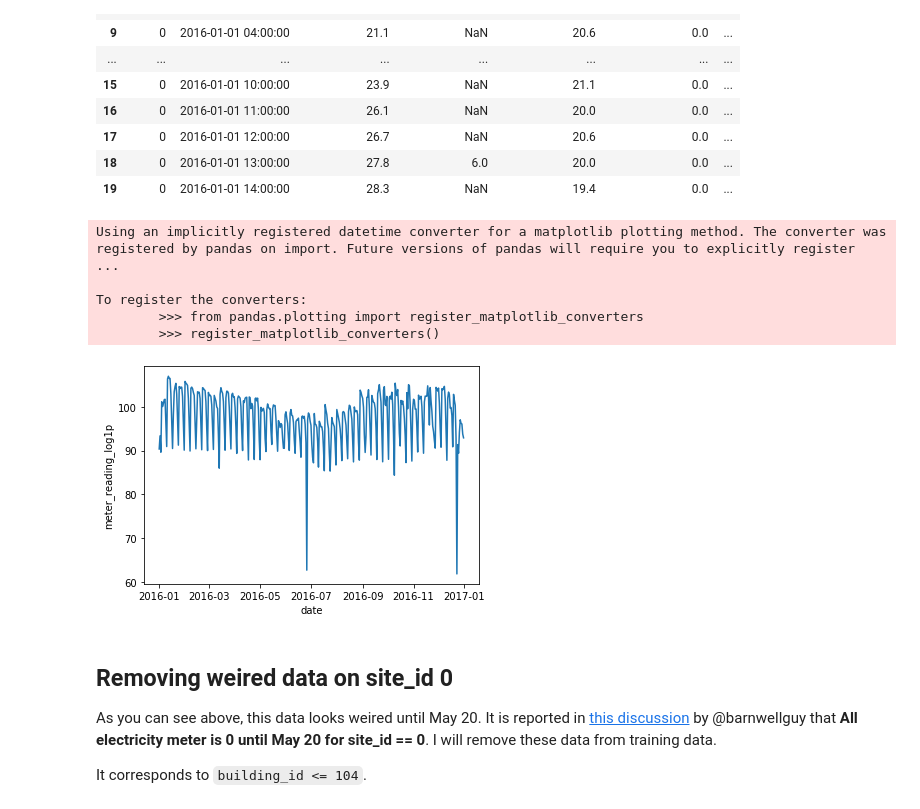
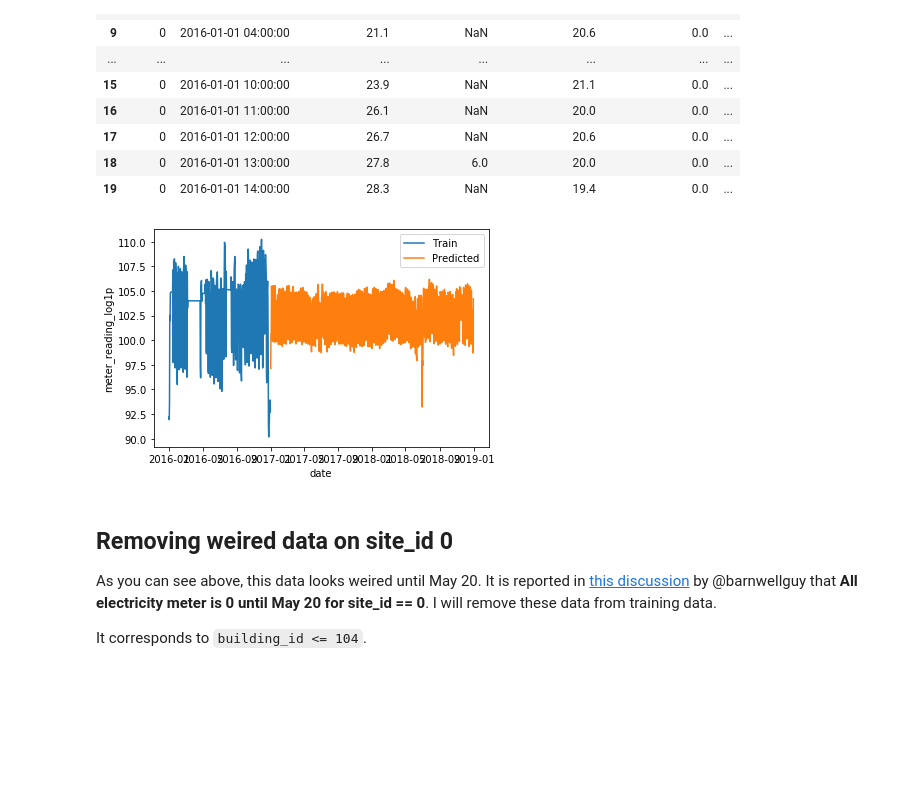
Before and after one commit to OleksiiYeromenko/ashrae-energy-prediction, a Jupyter notebook: models/ashrae-training-lgbm-by-meter-type.ipynb, the cells around one changed output. Saved outputs shown, nothing was run; the diff lists cells and outputs as text; code cells hidden in the pictures; blank space fills up the shorter version.

```diff
--- a/models/ashrae-training-lgbm-by-meter-type.ipynb
+++ b/models/ashrae-training-lgbm-by-meter-type.ipynb
@@ -186,22 +186,27 @@ weather_process(weather_train_df)
 train_df['date'] = train_df['timestamp'].dt.date
 train_df['meter_reading_log1p'] = np.log1p(train_df['meter_reading'])
 # %%
-def plot_date_usage(train_df, meter=0, building_id=0):
+def plot_date_usage(train_df, test_df=None, meter=0, building_id=0):
     train_temp_df = train_df[train_df['meter'] == meter]
     train_temp_df = train_temp_df[train_temp_df['building_id'] == building_id]
     train_temp_df_meter = train_temp_df.groupby('date')['meter_reading_log1p'].sum()
     train_temp_df_meter = train_temp_df_meter.to_frame().reset_index()
     fig = sns.lineplot(x='date', y='meter_reading_log1p', data=train_temp_df_meter)
+
+    if test_df is not None:
+            test_temp_df = test_df[test_df['meter'] == meter]
+            test_temp_df = test_temp_df[test_temp_df['building_id'] == building_id]
+            test_temp_df_meter = test_temp_df.groupby('date')['meter_reading_log1p'].sum()
+            test_temp_df_meter = test_temp_df_meter.to_frame().reset_index()
+            fig = sns.lineplot(x='date', y='meter_reading_log1p', data=test_temp_df_meter)
+
+    plt.legend(['Train', 'Predicted'])
+
     plt.show()
 # %%
-plot_date_usage(train_df, meter=0, building_id=1000)
+plot_date_usage(train_df=train_df, test_df=test_df, meter=0, building_id=105)
 # %% [output]
-Using an implicitly registered datetime converter for a matplotlib plotting method. The converter was registered by pandas on import. Future versions of pandas will require you to explicitly register  ...
-
-To register the converters:
-        >>> from pandas.plotting import register_matplotlib_converters
-        >>> register_matplotlib_converters()
-[figure, old version]
+[figure, new version]
 # %% [markdown]
 ## Removing weired data on site_id 0
 
```
Also changed, not shown: parts of 22 cells of this notebook.
